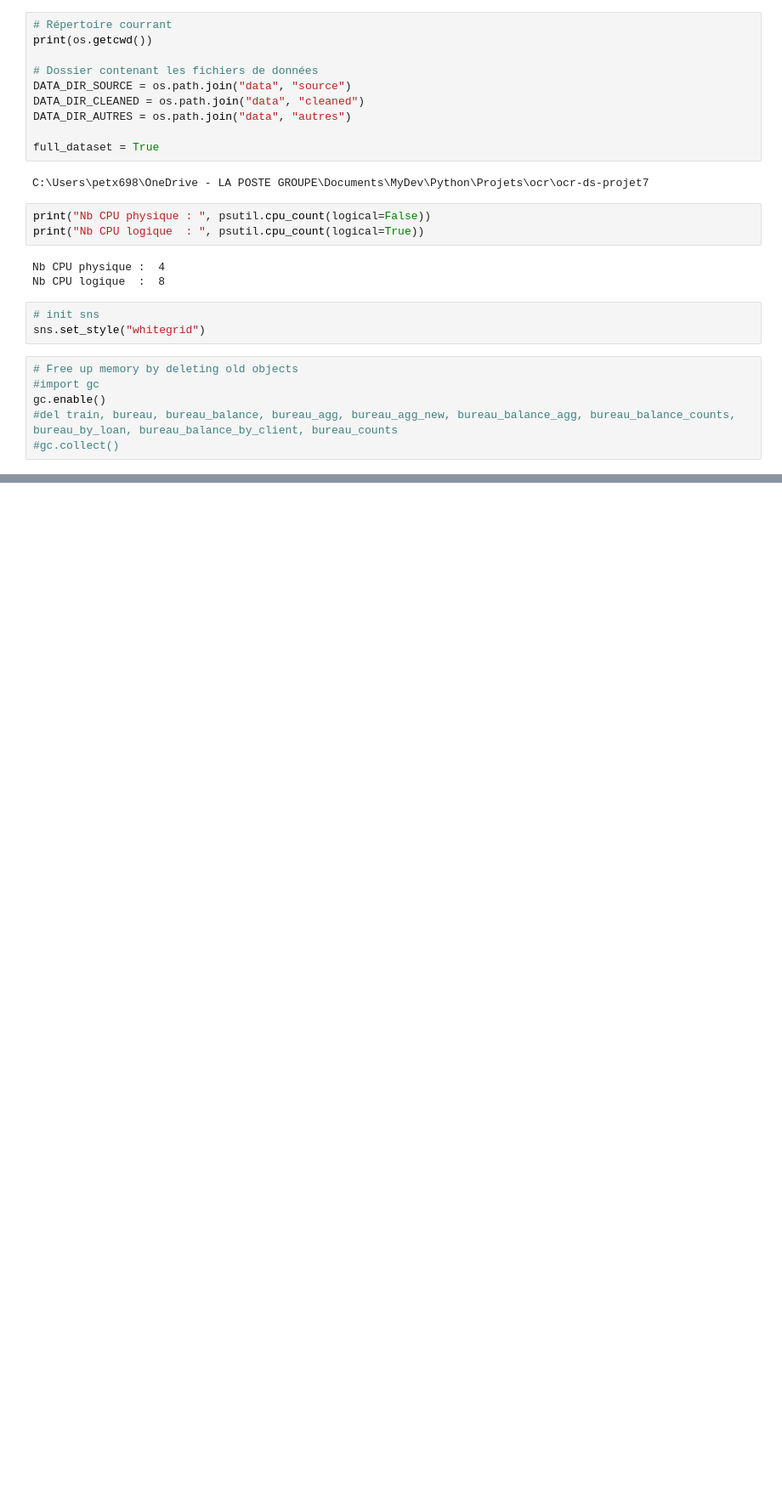
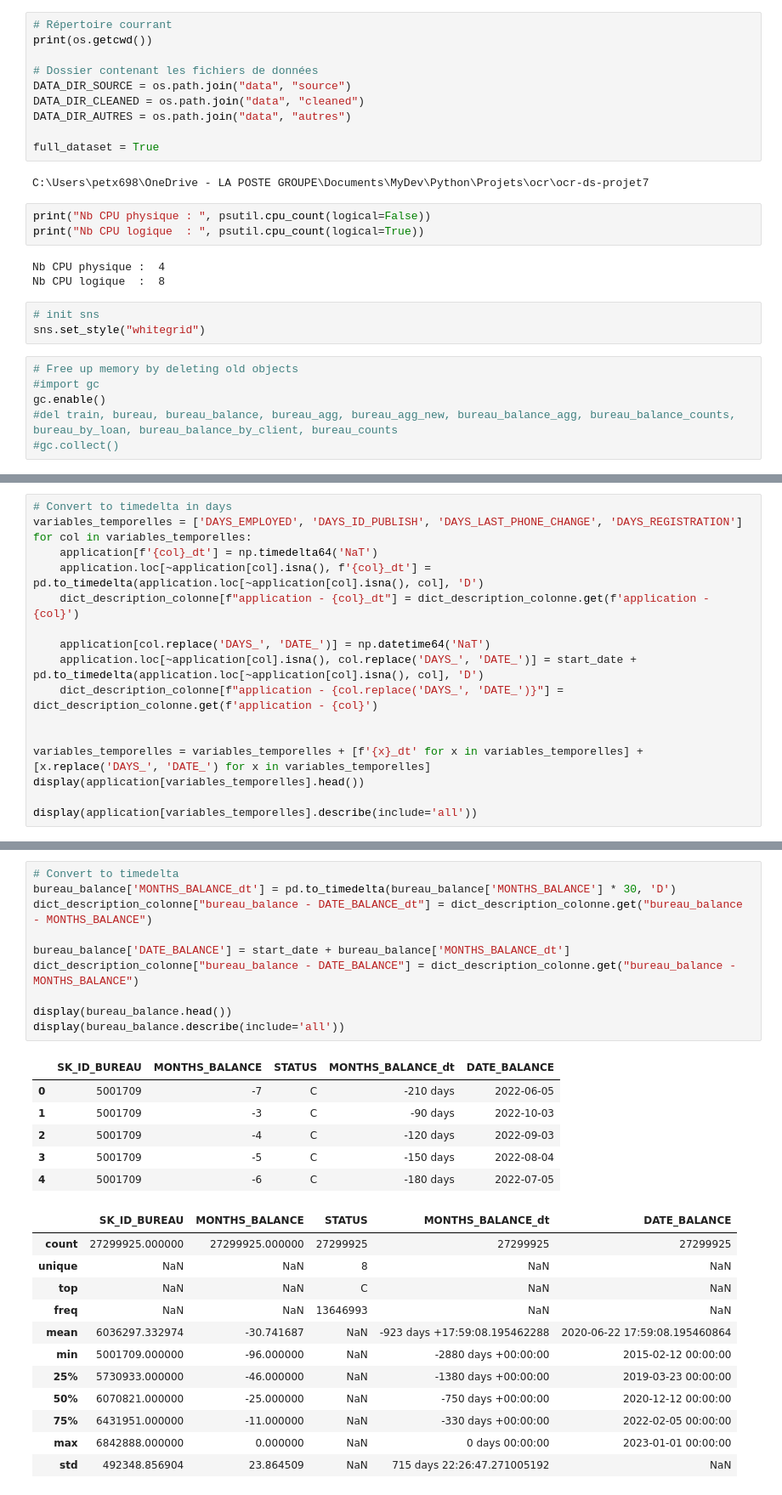
Before and after one commit to vaik-lp/loan_validation_app, a Jupyter notebook: STEEG_Vaik_1_notebook_preparatoire_062023.ipynb, the cells around one changed output, grey strips where cells are left out. Shown at 85% size. Drawn from its saved outputs; the diff is of its cells as text; blank space fills up the shorter version.

```diff
--- a/STEEG_Vaik_1_notebook_preparatoire_062023.ipynb
+++ b/STEEG_Vaik_1_notebook_preparatoire_062023.ipynb
@@ -1192,0 +1654,17 @@ gc.enable()
+# %%
+# Convert to timedelta in days
+variables_temporelles = ['DAYS_EMPLOYED', 'DAYS_ID_PUBLISH', 'DAYS_LAST_PHONE_CHANGE', 'DAYS_REGISTRATION']
+for col in variables_temporelles:
+    application[f'{col}_dt'] = np.timedelta64('NaT')
+    application.loc[~application[col].isna(), f'{col}_dt'] = pd.to_timedelta(application.loc[~application[col].isna(), col], 'D')
+    dict_description_colonne[f"application - {col}_dt"] = dict_description_colonne.get(f'application - {col}')
+
+    application[col.replace('DAYS_', 'DATE_')] = np.datetime64('NaT')
+    application.loc[~application[col].isna(), col.replace('DAYS_', 'DATE_')] = start_date + pd.to_timedelta(application.loc[~application[col].isna(), col], 'D')
+    dict_description_colonne[f"application - {col.replace('DAYS_', 'DATE_')}"] = dict_description_colonne.get(f'application - {col}')
+
+
+variables_temporelles = variables_temporelles + [f'{x}_dt' for x in variables_temporelles] + [x.replace('DAYS_', 'DATE_') for x in variables_temporelles]
+display(application[variables_temporelles].head())
+
+display(application[variables_temporelles].describe(include='all'))
@@ -1192,0 +1719,29 @@ gc.enable()
+# %%
+# Convert to timedelta
+bureau_balance['MONTHS_BALANCE_dt'] = pd.to_timedelta(bureau_balance['MONTHS_BALANCE'] * 30, 'D')
+dict_description_colonne["bureau_balance - DATE_BALANCE_dt"] = dict_description_colonne.get("bureau_balance - MONTHS_BALANCE")
+
+bureau_balance['DATE_BALANCE'] = start_date + bureau_balance['MONTHS_BALANCE_dt']
+dict_description_colonne["bureau_balance - DATE_BALANCE"] = dict_description_colonne.get("bureau_balance - MONTHS_BALANCE")
+
+display(bureau_balance.head())
+display(bureau_balance.describe(include='all'))
+# %% [output]
+|  | SK_ID_BUREAU | MONTHS_BALANCE | STATUS | MONTHS_BALANCE_dt | DATE_BALANCE |
+| 0 | 5001709 | -7 | C | -210 days | 2022-06-05 |
+| 1 | 5001709 | -3 | C | -90 days | 2022-10-03 |
+| 2 | 5001709 | -4 | C | -120 days | 2022-09-03 |
+| 3 | 5001709 | -5 | C | -150 days | 2022-08-04 |
+| 4 | 5001709 | -6 | C | -180 days | 2022-07-05 |
+|  | SK_ID_BUREAU | MONTHS_BALANCE | STATUS | MONTHS_BALANCE_dt | DATE_BALANCE |
+| count | 27299925.000000 | 27299925.000000 | 27299925 | 27299925 | 27299925 |
+| unique | NaN | NaN | 8 | NaN | NaN |
+| top | NaN | NaN | C | NaN | NaN |
+| freq | NaN | NaN | 13646993 | NaN | NaN |
+| mean | 6036297.332974 | -30.741687 | NaN | -923 days +17:59:08.195462288 | 2020-06-22 17:59:08.195460864 |
+| min | 5001709.000000 | -96.000000 | NaN | -2880 days +00:00:00 | 2015-02-12 00:00:00 |
+| 25% | 5730933.000000 | -46.000000 | NaN | -1380 days +00:00:00 | 2019-03-23 00:00:00 |
+| 50% | 6070821.000000 | -25.000000 | NaN | -750 days +00:00:00 | 2020-12-12 00:00:00 |
+| 75% | 6431951.000000 | -11.000000 | NaN | -330 days +00:00:00 | 2022-02-05 00:00:00 |
+| max | 6842888.000000 | 0.000000 | NaN | 0 days 00:00:00 | 2023-01-01 00:00:00 |
+| std | 492348.856904 | 23.864509 | NaN | 715 days 22:26:47.271005192 | NaN |
```
Also changed, not shown: parts of 35 cells of this notebook.
